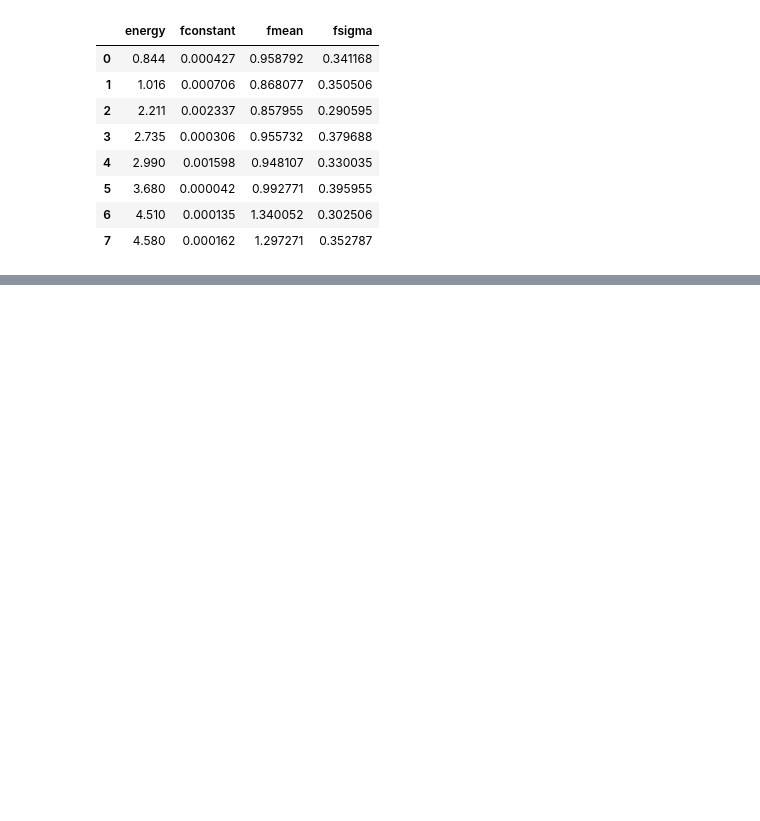
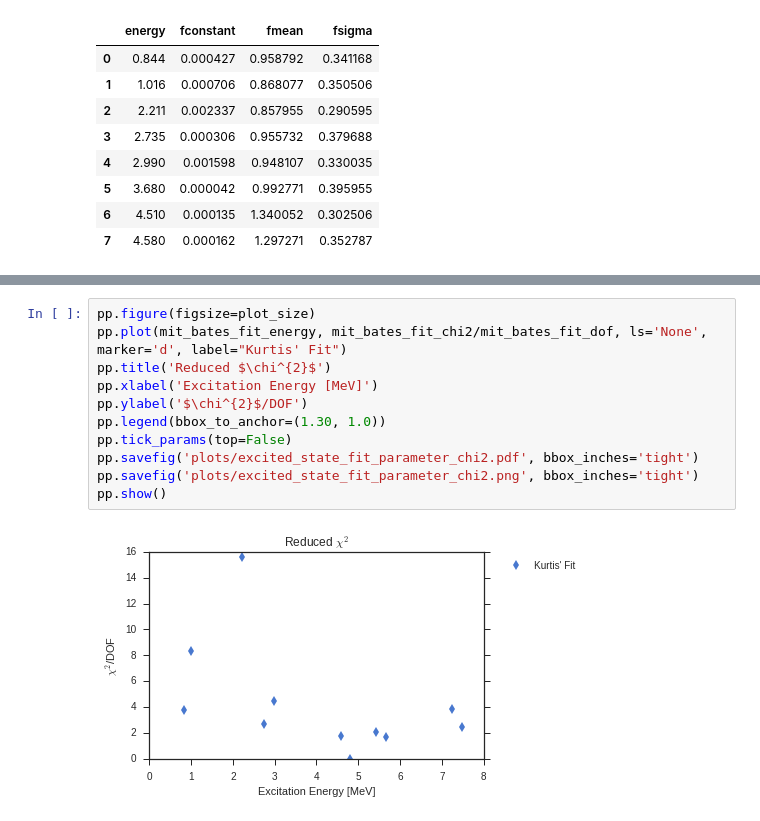
Before and after one commit to kdbartlett/Qweak, a Jupyter notebook: longitudinal_analysis/excited_states/al_nuclear_excited_states.ipynb, the cells around one changed output, grey strips where cells are left out. Drawn from its saved outputs; the diff is of its cells as text; blank space fills up the shorter version.

```diff
--- a/longitudinal_analysis/excited_states/al_nuclear_excited_states.ipynb
+++ b/longitudinal_analysis/excited_states/al_nuclear_excited_states.ipynb
@@ -1191,0 +1218,13 @@ pp.show()
+# %%
+pp.figure(figsize=plot_size)
+pp.plot(mit_bates_fit_energy, mit_bates_fit_chi2/mit_bates_fit_dof, ls='None', marker='d', label="Kurtis' Fit")
+pp.title('Reduced $\chi^{2}$')
+pp.xlabel('Excitation Energy [MeV]')
+pp.ylabel('$\chi^{2}$/DOF')
+pp.legend(bbox_to_anchor=(1.30, 1.0))
+pp.tick_params(top=False)
+pp.savefig('plots/excited_state_fit_parameter_chi2.pdf', bbox_inches='tight')
+pp.savefig('plots/excited_state_fit_parameter_chi2.png', bbox_inches='tight')
+pp.show()
+# %% [output]
+[figure, added]
```
Also changed, not shown: parts of 13 cells of this notebook, 35 other files.
